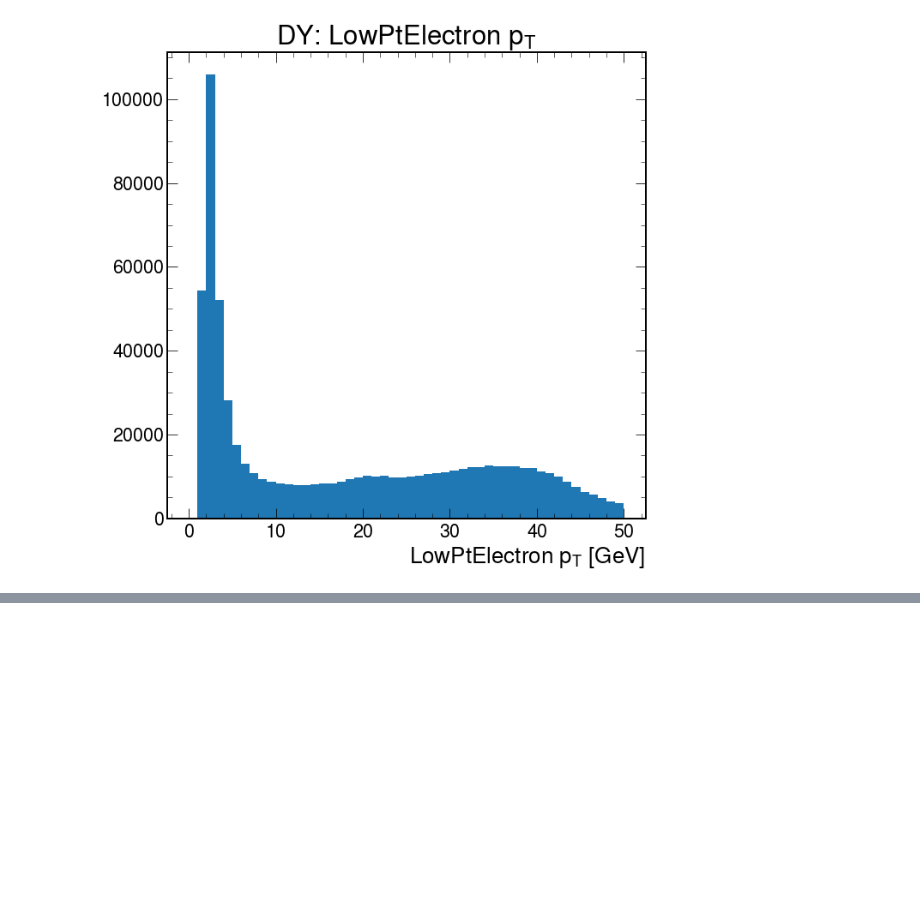
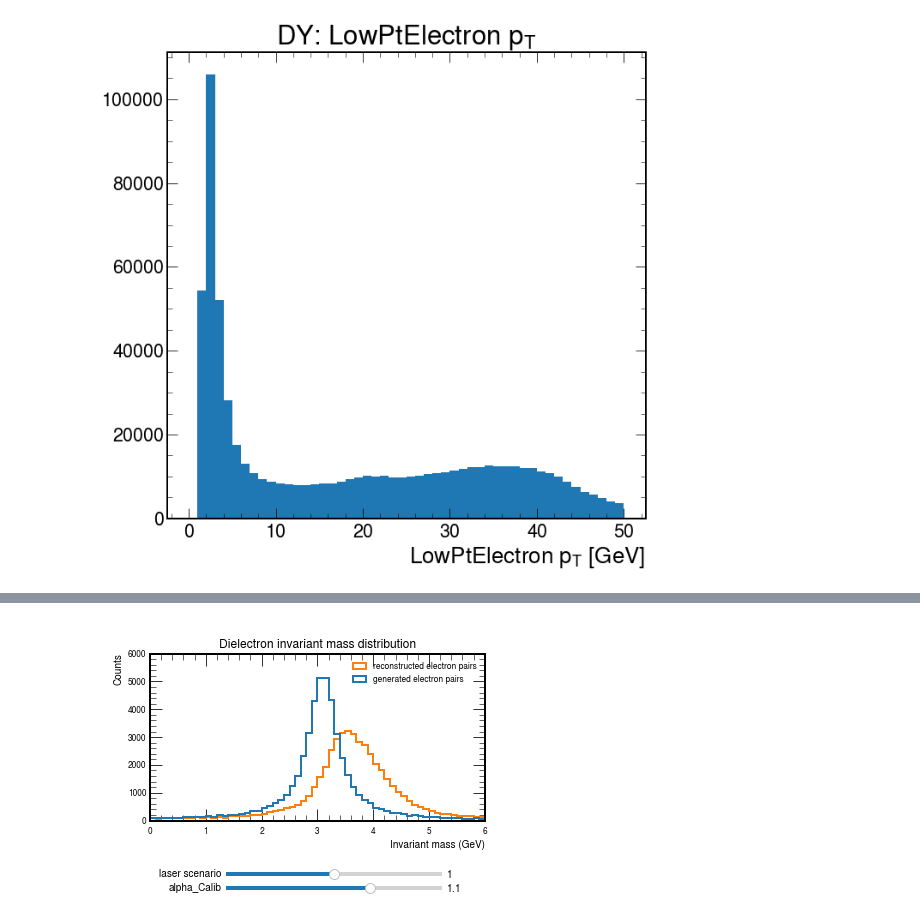
Before and after one commit to FNALLPC/egamma-hats, a Jupyter notebook: exercise-3.ipynb, the cells around one changed output, grey strips where cells are left out. Saved outputs shown, nothing was run; the diff lists cells and outputs as text; code cells hidden in the pictures; blank space fills up the shorter version.

Commit message:
Exercise 3: Add support to plot Z and J/psi mass peaks; adjust hist params.

```diff
--- a/exercise-3.ipynb
+++ b/exercise-3.ipynb
@@ -286,0 +312,34 @@ Hint: Think about the dataset we are using and the requirements that events must
+# %%
+# Reconstruction
+alpha_Calib    = 1.1  # Guess for detector calibration
+laser_scenario = 1    # Guess for detector scenario
+recopT1, recopT2, recoeta1, recoeta2, recophi1, recophi2 = reco_electron_pairs(
+    pT1,
+    pT2,
+    eta1,
+    eta2,
+    phi1,
+    phi2,
+    calib=alpha_Calib,
+    laser_corrections_scenario=laser_scenario,
+)
+# %%
+# Calculate invariant mass
+%matplotlib ipympl
+
+# Mass of generated electrons
+gen_m_ee = calculate_invariant_mass(
+    pT1, pT2, eta1, eta2, phi1, phi2
+)
+
+# Mass of reconstructed electrons
+reco_m_ee = calculate_invariant_mass(
+    recopT1, recopT2, recoeta1, recoeta2, recophi1, recophi2
+)
+
+# Plot invariant mass
+make_mass_plot(
+    gen_m_ee, reco_m_ee, alpha_Calib, laser_scenario, pT1, pT2, eta1, eta2, phi1, phi2, xlim, ylim, bin_width
+)
+# %% [output]
+[figure, added]
```
Also changed, not shown: parts of 26 cells of this notebook, 1 other file.
